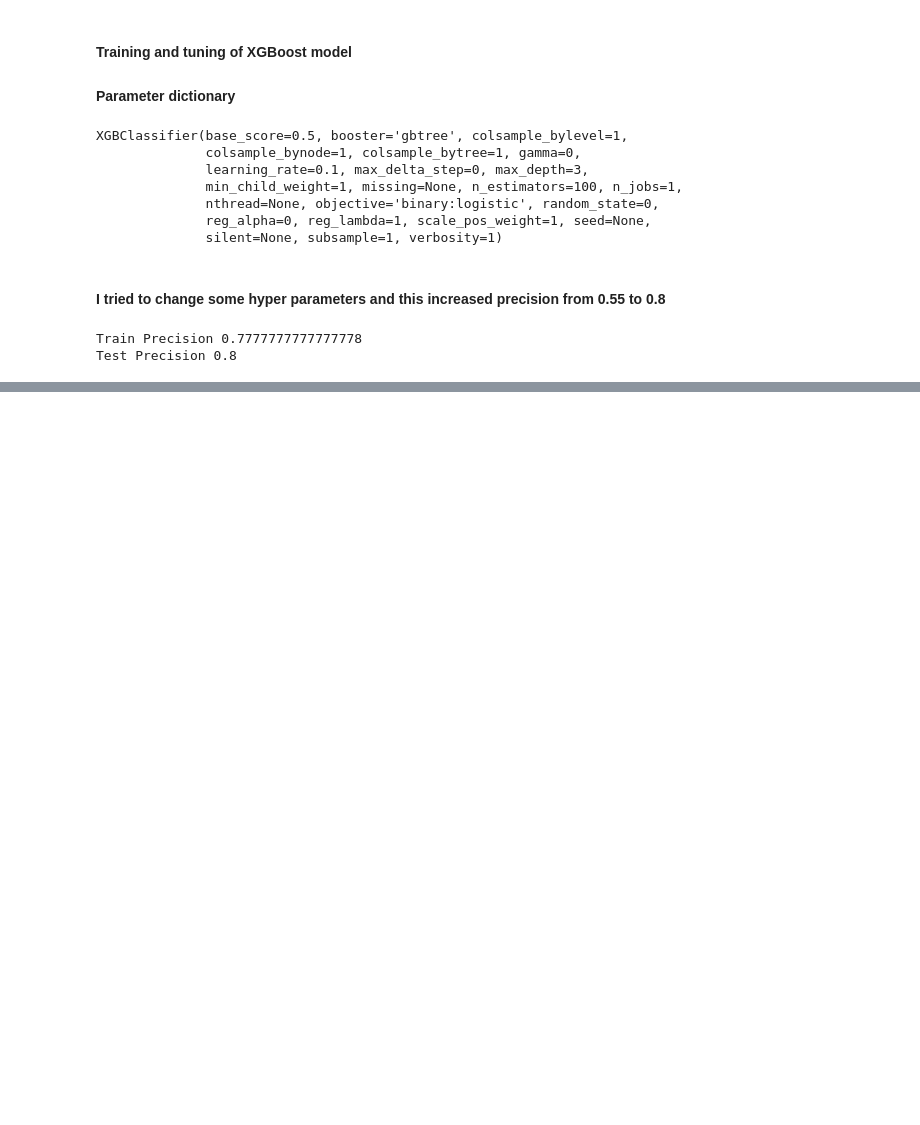
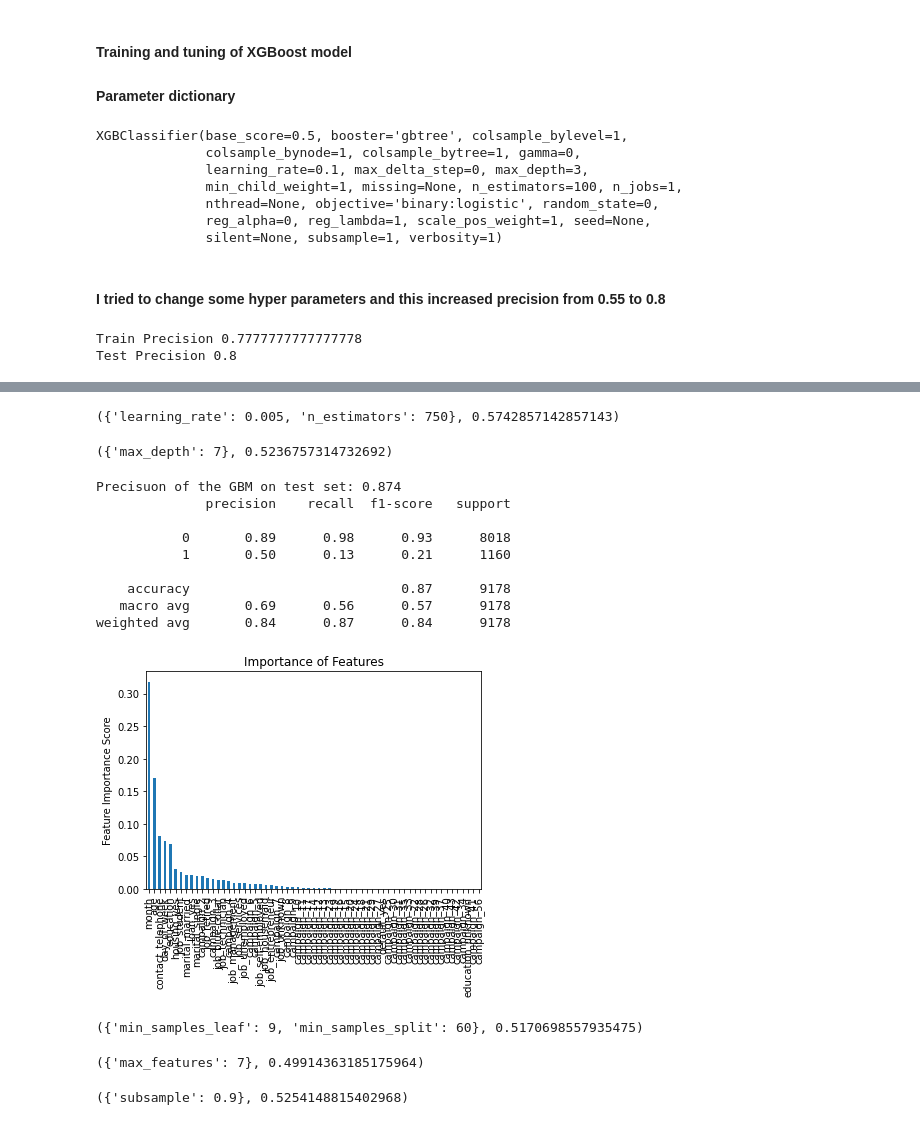
Before and after one commit to kanchanrenu/Bank_propensity_model, a Jupyter notebook: clean_bank_data.ipynb, the cells around one changed output, grey strips where cells are left out. Drawn from its saved outputs; the diff is of its cells as text; code cells hidden in the pictures; blank space fills up the shorter version.

Commit message:
Tried to tune hyperparameters for GradientBoosting model.

```diff
--- a/clean_bank_data.ipynb
+++ b/clean_bank_data.ipynb
@@ -280,0 +305,9 @@ Test Precision 0.8
+# %%
+from sklearn.ensemble import GradientBoostingClassifier
+gbk = GradientBoostingClassifier(max_depth=3,n_estimators=100,min_weight_fraction_leaf=0.0,subsample=1,max_features=None,
+                                 max_leaf_nodes=None,min_samples_leaf=10, min_samples_split=10)
+gbk.fit(X_train, y_train)
+gbkpred = gbk.predict(X_test)
+gbkpred_train=gbk.predict(X_train)
+print('Train Precision',precision_score(y_train, gbkpred_train ))
+print('Test Precision',precision_score(y_test, gbkpred ))
@@ -280,0 +325,65 @@ Test Precision 0.8
+# %%
+p_test3 = {'learning_rate':[0.15,0.1,0.05,0.01,0.005,0.001], 'n_estimators':[100,250,500,750,1000,1250,1500,1750]}
+
+tuning = GridSearchCV(estimator =GradientBoostingClassifier(max_depth=4, min_samples_split=2, min_samples_leaf=1, subsample=1,max_features='sqrt', random_state=10),
+            param_grid = p_test3, scoring='precision',n_jobs=4,iid=False, cv=5)
+tuning.fit(X_train,y_train)
+tuning.best_params_, tuning.best_score_
+# %% [output]
+({'learning_rate': 0.005, 'n_estimators': 750}, 0.5742857142857143)
+# %%
+p_test2 = {'max_depth':[2,3,4,5,6,7] }
+tuning = GridSearchCV(estimator =GradientBoostingClassifier(learning_rate=0.01,n_estimators=1500, min_samples_split=2, min_samples_leaf=1, subsample=1,max_features='sqrt', random_state=10),
+            param_grid = p_test2, scoring='precision',n_jobs=4,iid=False, cv=5)
+tuning.fit(X_train,y_train)
+tuning.best_params_, tuning.best_score_
+# %% [output]
+({'max_depth': 7}, 0.5236757314732692)
+# %%
+model1 = GradientBoostingClassifier(learning_rate=0.05, n_estimators=750,max_depth=7, min_samples_split=2, min_samples_leaf=1, subsample=1,max_features='sqrt', random_state=10)
+model1.fit(X_train,y_train)
+predictors=list(X_train)
+feat_imp = pd.Series(model1.feature_importances_, predictors).sort_values(ascending=False)
+feat_imp.plot(kind='bar', title='Importance of Features')
+plt.ylabel('Feature Importance Score')
+print('Precisuon of the GBM on test set: {:.3f}'.format(model1.score(X_test, y_test)))
+pred=model1.predict(X_test)
+print(classification_report(y_test, pred))
+# %% [output]
+Precisuon of the GBM on test set: 0.874
+              precision    recall  f1-score   support
+
+           0       0.89      0.98      0.93      8018
+           1       0.50      0.13      0.21      1160
+
+    accuracy                           0.87      9178
+   macro avg       0.69      0.56      0.57      9178
+weighted avg       0.84      0.87      0.84      9178
+[figure, added]
+# %%
+p_test4 = {'min_samples_split':[2,4,6,8,10,20,40,60,100], 'min_samples_leaf':[1,3,5,7,9]}
+
+tuning = GridSearchCV(estimator =GradientBoostingClassifier(learning_rate=0.01, n_estimators=1500,max_depth=4, subsample=1,max_features='sqrt', random_state=10),
+            param_grid = p_test4, scoring='precision',n_jobs=4,iid=False, cv=5)
+tuning.fit(X_train,y_train)
+tuning.best_params_, tuning.best_score_
+# %% [output]
+({'min_samples_leaf': 9, 'min_samples_split': 60}, 0.5170698557935475)
+# %%
+#TUNING MAX FEATURES
+p_test5 = {'max_features':[2,3,4,5,6,7]}
+tuning = GridSearchCV(estimator =GradientBoostingClassifier(learning_rate=0.01, n_estimators=1500,max_depth=4, min_samples_split=40, min_samples_leaf=7, subsample=1, random_state=10),
+param_grid = p_test5, scoring='precision',n_jobs=4,iid=False, cv=5)
+tuning.fit(X_train,y_train)
+tuning.best_params_, tuning.best_score_
+# %% [output]
+({'max_features': 7}, 0.49914363185175964)
+# %%
+p_test6= {'subsample':[0.7,0.75,0.8,0.85,0.9,0.95,1]}
+
+tuning = GridSearchCV(estimator =GradientBoostingClassifier(learning_rate=0.01, n_estimators=1500,max_depth=4, min_samples_split=40, min_samples_leaf=7,max_features=4 , random_state=10),
+param_grid = p_test6, scoring='precision',n_jobs=4,iid=False, cv=5)
+tuning.fit(X_train,y_train)
+tuning.best_params_, tuning.best_score_
+# %% [output]
+({'subsample': 0.9}, 0.5254148815402968)
```
Also changed, not shown: parts of 19 cells of this notebook.
